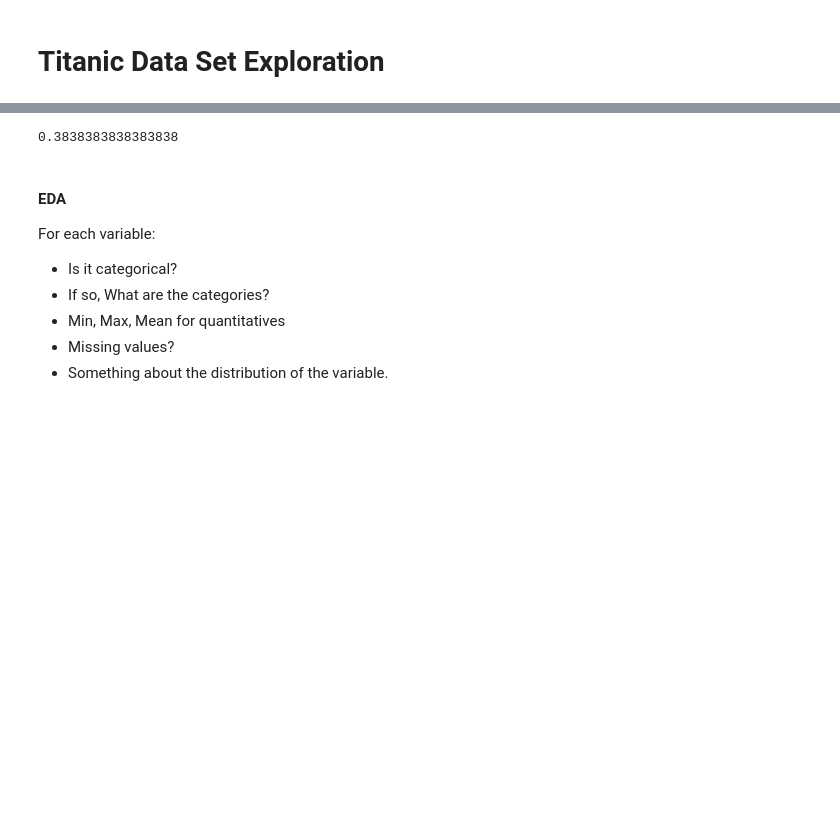
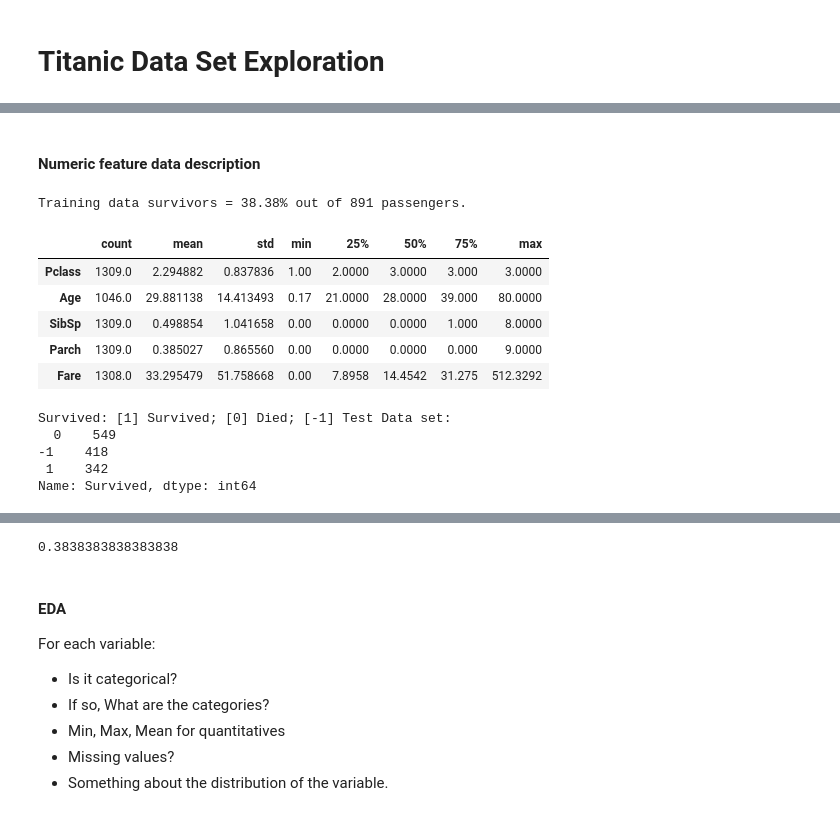
Before and after one commit to chipk215/Titanic, a Jupyter notebook: titanic_data_explore.ipynb, the cells around one changed output, grey strips where cells are left out. Cells and saved outputs as stored; diff of their text form; code cells hidden in the pictures; blank space fills up the shorter version.

```diff
--- a/titanic_data_explore.ipynb
+++ b/titanic_data_explore.ipynb
@@ -73,0 +69,19 @@ Name: Survived, dtype: int64
+# %% [markdown]
+#### Numeric feature data description
+# %%
+print('Training data survivors = {:2.2%} out of {:} passengers.'.format(train.Survived.describe()[1], train.shape[0]))
+display(data.loc[: ,'Pclass' : 'Embarked'].describe().transpose())
+print('Survived: [1] Survived; [0] Died; [-1] Test Data set:\n',data.Survived.value_counts())
+# %% [output]
+Training data survivors = 38.38% out of 891 passengers.
+|  | count | mean | std | min | 25% | 50% | 75% | max |
+| Pclass | 1309.0 | 2.294882 | 0.837836 | 1.00 | 2.0000 | 3.0000 | 3.000 | 3.0000 |
+| Age | 1046.0 | 29.881138 | 14.413493 | 0.17 | 21.0000 | 28.0000 | 39.000 | 80.0000 |
+| SibSp | 1309.0 | 0.498854 | 1.041658 | 0.00 | 0.0000 | 0.0000 | 1.000 | 8.0000 |
+| Parch | 1309.0 | 0.385027 | 0.865560 | 0.00 | 0.0000 | 0.0000 | 0.000 | 9.0000 |
+| Fare | 1308.0 | 33.295479 | 51.758668 | 0.00 | 7.8958 | 14.4542 | 31.275 | 512.3292 |
+Survived: [1] Survived; [0] Died; [-1] Test Data set:
+  0    549
+-1    418
+ 1    342
+Name: Survived, dtype: int64
```
Also changed, not shown: parts of 16 cells of this notebook.
